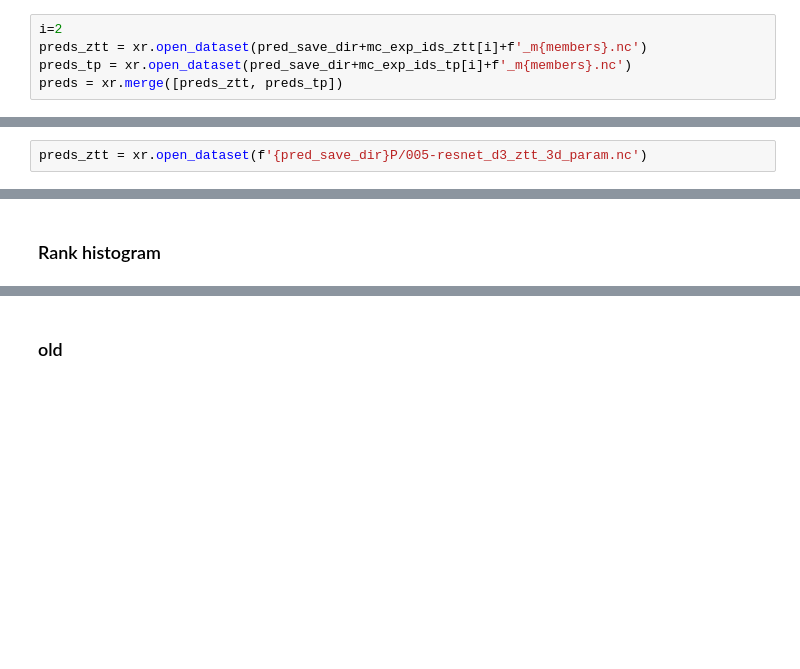
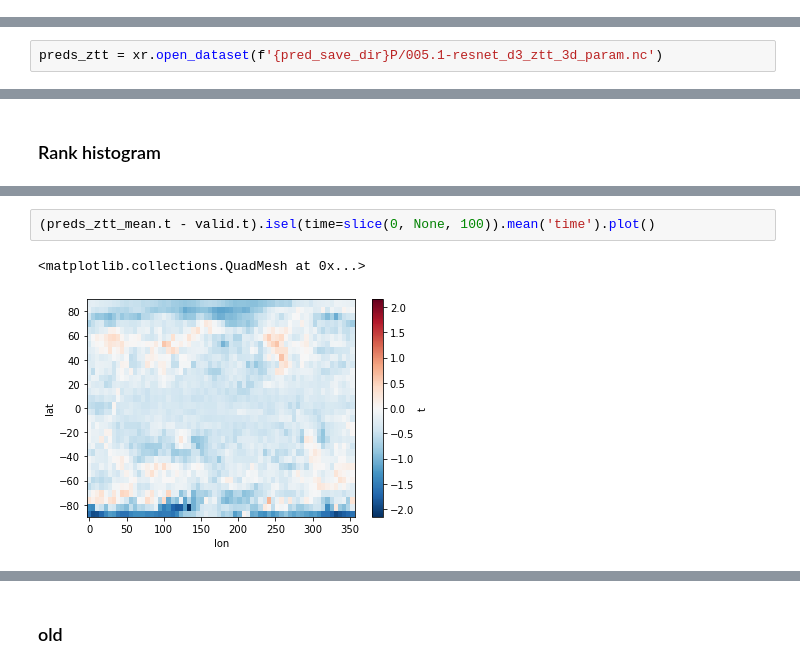
Before and after one commit to sagar-garg/WeatherBench, a Jupyter notebook: nbs_probabilistic/all-scores-comparison.ipynb, the cells around one changed output, grey strips where cells are left out. Drawn from its saved outputs; the diff is of its cells as text; blank space fills up the shorter version.

```diff
--- a/nbs_probabilistic/all-scores-comparison.ipynb
+++ b/nbs_probabilistic/all-scores-comparison.ipynb
@@ -276,8 +290,3 @@ crpss.z.plot()
 ### Rank histogram - TODO
 # %%
 from ranky import rankz
-# %%
-i=2
-preds_ztt = xr.open_dataset(pred_save_dir+mc_exp_ids_ztt[i]+f'_m{members}.nc')
-preds_tp = xr.open_dataset(pred_save_dir+mc_exp_ids_tp[i]+f'_m{members}.nc')
-preds = xr.merge([preds_ztt, preds_tp])
@@ -499,5 +523,5 @@ axs[1,1].bar(range(1,pred.tp.values.shape[0]+2), result_tp[0])
 # %%
-preds_ztt = xr.open_dataset(f'{pred_save_dir}P/005-resnet_d3_ztt_3d_param.nc')
+preds_ztt = xr.open_dataset(f'{pred_save_dir}P/005.1-resnet_d3_ztt_3d_param.nc')
 # %%
 preds_ztt_mean=preds_ztt[['z-mean','t-mean','t2m-mean']].rename({'z-mean':'z','t-mean':'t','t2m-mean':'t2m'})
 preds_ztt_std=preds_ztt[['z-std','t-std','t2m-std']].rename({'z-std':'z','t-std':'t','t2m-std':'t2m'})
@@ -571,0 +627,5 @@ Data variables:
+# %%
+(preds_ztt_mean.t - valid.t).isel(time=slice(0, None, 100)).mean('time').plot()
+# %% [output]
+<matplotlib.collections.QuadMesh at 0x...>
+[figure, added]
```
Also changed, not shown: parts of 22 cells of this notebook.
